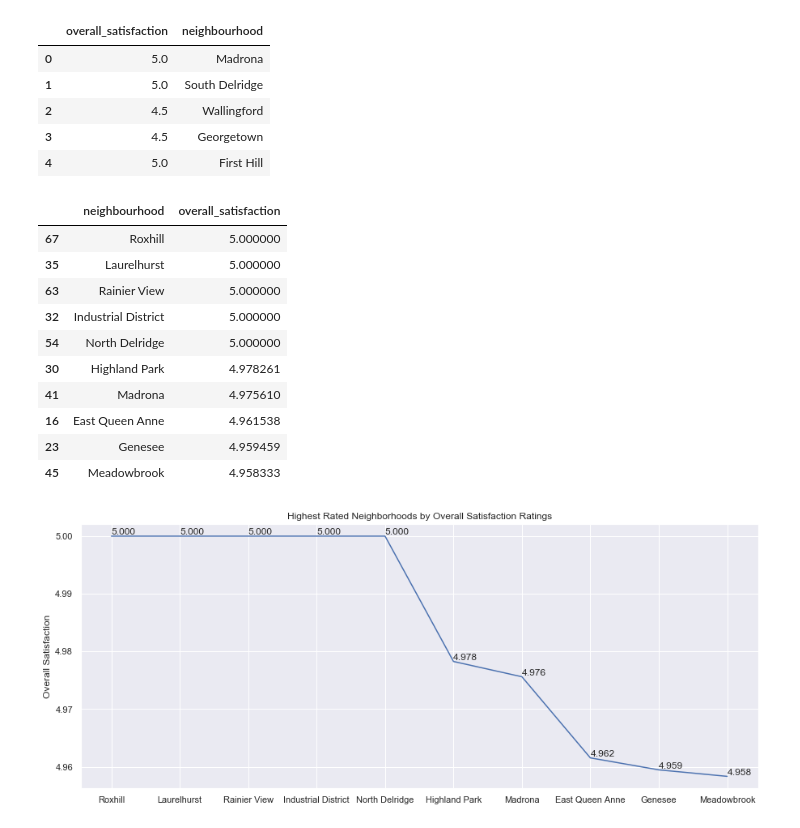
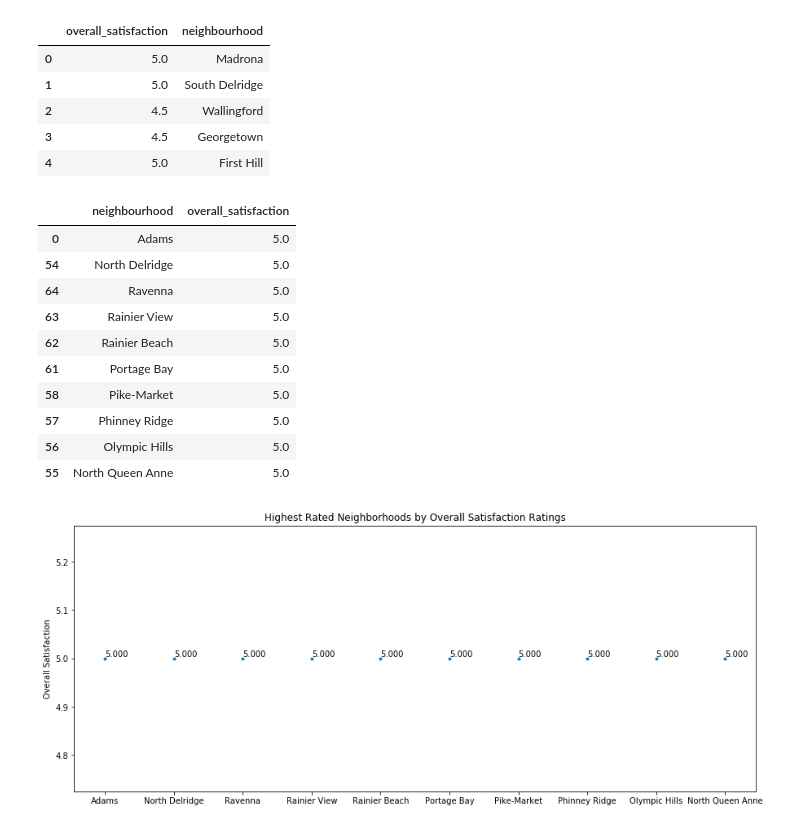
Before and after one commit to karinahou/springboard, a Jupyter notebook: Capstone Data Visualization.ipynb, the cells around one changed output. Drawn from its saved outputs; the diff is of its cells as text; code cells hidden in the pictures.

```diff
--- a/Capstone Data Visualization.ipynb
+++ b/Capstone Data Visualization.ipynb
@@ -216,44 +169,45 @@ neighborhood_reviews.head()
 # %%
-neigh_satisfaction = neighborhood_reviews.groupby("neighbourhood").mean().reset_index()
+neigh_satisfaction = neighborhood_reviews.groupby("neighbourhood").median().reset_index()
 top_neighborhoods = neigh_satisfaction.sort_values("overall_satisfaction", ascending = False).head(10)
 top_neighborhoods
 # %% [output]
 |  | neighbourhood | overall_satisfaction |
-| 67 | Roxhill | 5.000000 |
-| 35 | Laurelhurst | 5.000000 |
-| 63 | Rainier View | 5.000000 |
-| 32 | Industrial District | 5.000000 |
-| 54 | North Delridge | 5.000000 |
-| 30 | Highland Park | 4.978261 |
-| 41 | Madrona | 4.975610 |
-| 16 | East Queen Anne | 4.961538 |
-| 23 | Genesee | 4.959459 |
-| 45 | Meadowbrook | 4.958333 |
+| 0 | Adams | 5.0 |
+| 54 | North Delridge | 5.0 |
+| 64 | Ravenna | 5.0 |
+| 63 | Rainier View | 5.0 |
+| 62 | Rainier Beach | 5.0 |
+| 61 | Portage Bay | 5.0 |
+| 58 | Pike-Market | 5.0 |
+| 57 | Phinney Ridge | 5.0 |
+| 56 | Olympic Hills | 5.0 |
+| 55 | North Queen Anne | 5.0 |
 # %%
 xn = list(top_neighborhoods["neighbourhood"])
 yn = list(top_neighborhoods["overall_satisfaction"])
 plt.figure(figsize=(15, 6))
-plt.plot(xn,yn)
+plt.plot(xn,yn, marker = "." , linestyle = "None")
 plt.title("Highest Rated Neighborhoods by Overall Satisfaction Ratings")
 plt.ylabel("Overall Satisfaction")
 
 
 for a,b in zip(xn,yn):
 
     label = "{:.3f}".format(b)
 
     plt.annotate(label, # this is the text
                  (a,b), # this is the point to label
                  textcoords="offset points", # how to position the text
                  xytext=(0,2), # distance from text to points (x,y)
                  ha='left') # horizontal alignment can be left, right or center
 
 #not useful to do a bar graph like this, maybe a line graph or
 
 
 #maybe not the lines, or a horizontal bar plot, or just don't connect the dots
 #use maybe median instead of mean - try a different one maybe? maybe also try the median of all the neighborhoods instead of the little ones
+#median ended up making the top ~50 5.0 (is mean better?)
 # %% [output]
-[figure, old version]
+[figure, new version]
 # %%
 #thinking could make a plot with points of varying size to show and how many ratings they got too?
```
Also changed, not shown: parts of 10 cells of this notebook.
